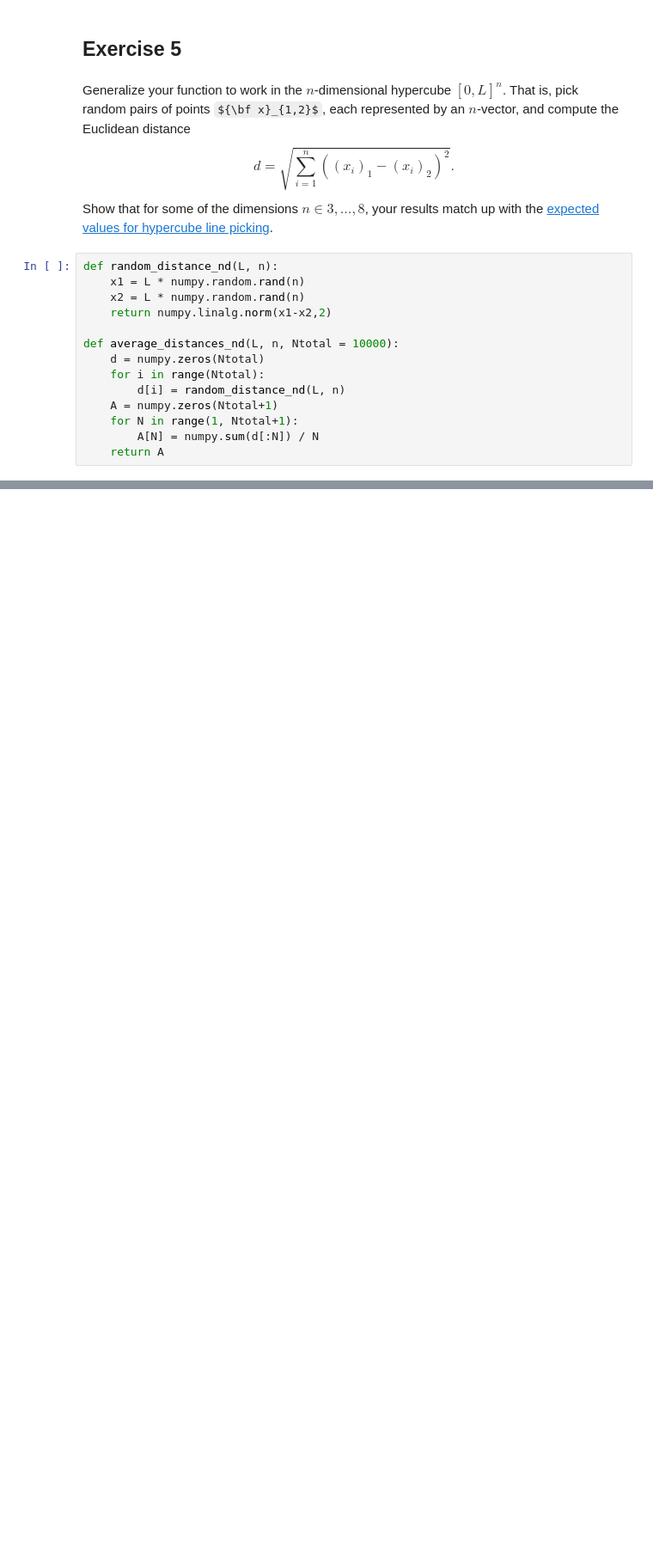
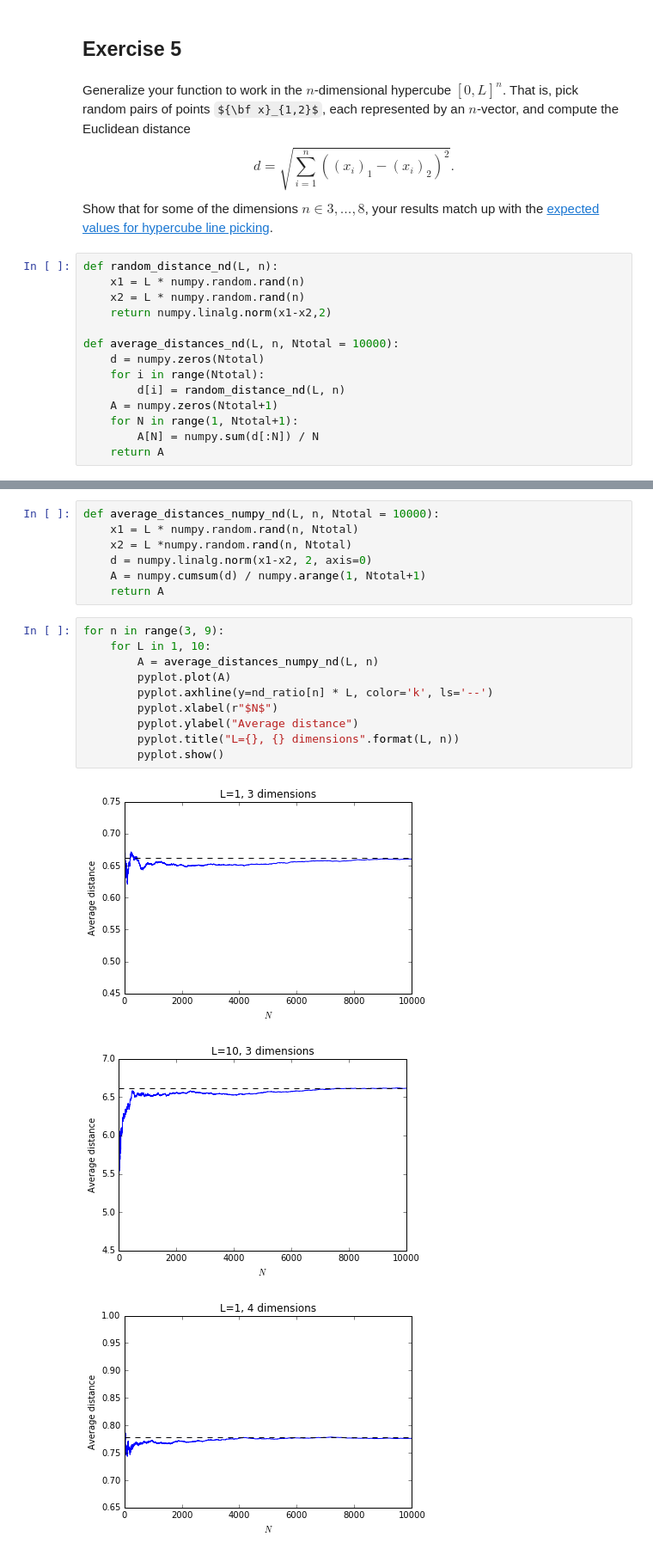
Before and after one commit to IanHawke/maths-with-python, a Jupyter notebook: ExercisesSolutions.ipynb, the cells around one changed output, grey strips where cells are left out. Shown at 86% size. Drawn from its saved outputs; the diff is of its cells as text; some formulas as TeX source; blank space fills up the shorter version.

```diff
--- a/ExercisesSolutions.ipynb
+++ b/ExercisesSolutions.ipynb
@@ -2472,0 +2479,21 @@ for n in range(3, 8):
+# %%
+def average_distances_numpy_nd(L, n, Ntotal = 10000):
+    x1 = L * numpy.random.rand(n, Ntotal)
+    x2 = L *numpy.random.rand(n, Ntotal)
+    d = numpy.linalg.norm(x1-x2, 2, axis=0)
+    A = numpy.cumsum(d) / numpy.arange(1, Ntotal+1)
+    return A
+# %%
+for n in range(3, 9):
+    for L in 1, 10:
+        A = average_distances_numpy_nd(L, n)
+        pyplot.plot(A)
+        pyplot.axhline(y=nd_ratio[n] * L, color='k', ls='--')
+        pyplot.xlabel(r"$N$")
+        pyplot.ylabel("Average distance")
+        pyplot.title("L={}, {} dimensions".format(L, n))
+        pyplot.show()
+# %% [output]
+[figure, added]
+[figure, added]
+[figure, added]
```
Also changed, not shown: parts of 7 cells of this notebook.
